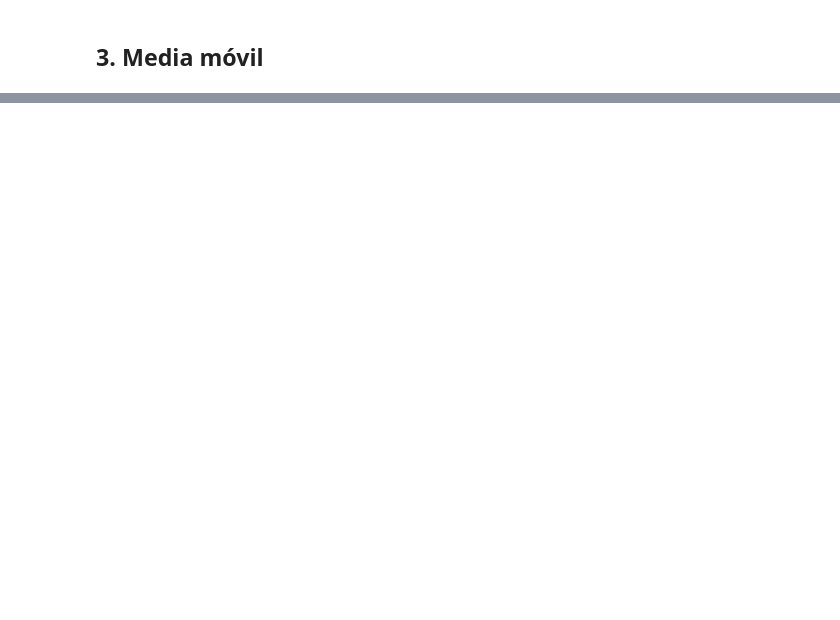
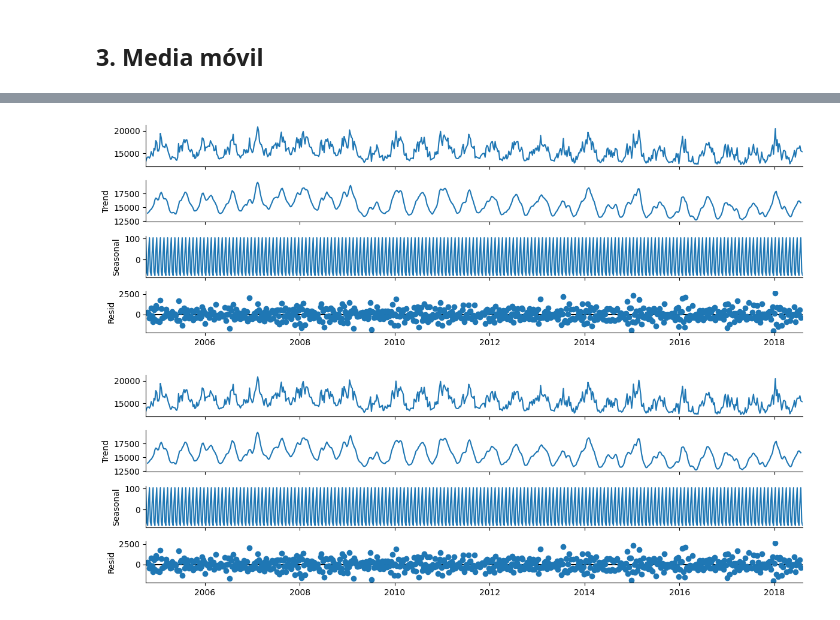
Before and after one commit to CatherineCabreraTT24/S16-SeriesTemporales, a Jupyter notebook: Webinar_1/01_fundamentos_student_version.ipynb, the cells around one changed output, grey strips where cells are left out. Cells and saved outputs as stored; diff of their text form; code cells hidden in the pictures; blank space fills up the shorter version.

```diff
--- a/Webinar_1/01_fundamentos_student_version.ipynb
+++ b/Webinar_1/01_fundamentos_student_version.ipynb
@@ -65,4 +115,8 @@ window[["AEP_MW", "rm_24h", "rm_week"]] \
 # %%
 # Descomposición de la serie temporal
+seasonal_decompose(df.resample("W").mean(), model="additive",period=4).plot()
+# %% [output]
+[figure, added]
+[figure, added]
 # %%
 # Calcula la media semanal y la diferencia de primer orden
```
Also changed, not shown: parts of 10 cells of this notebook, 4 other files.
